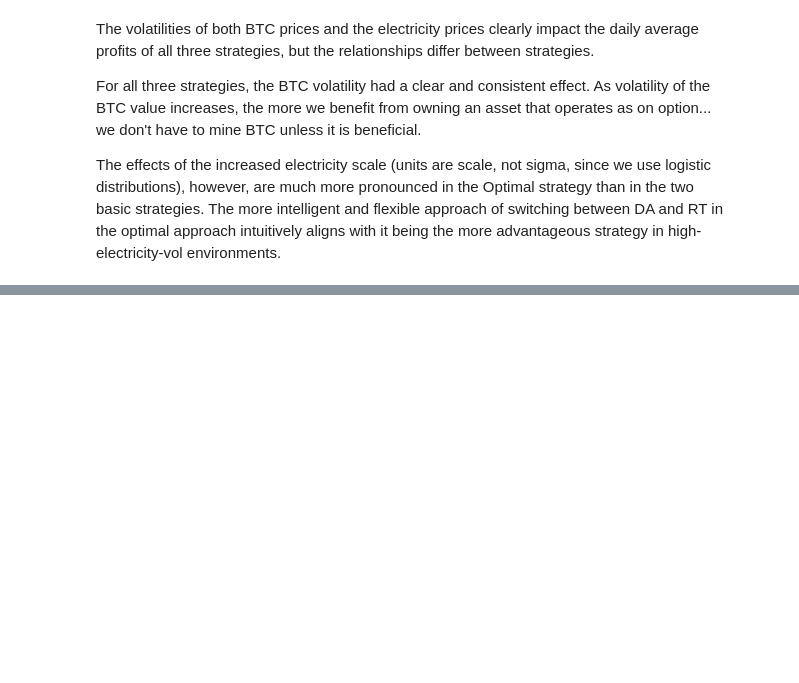
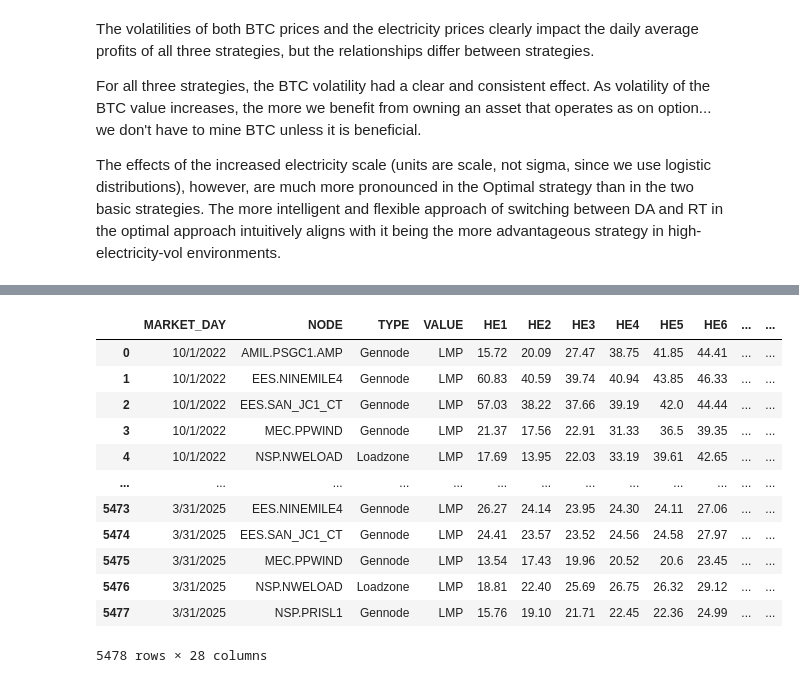
Before and after one commit to sxcben/Financing_Grid_final_project, a Jupyter notebook: code/Benjamin_test.ipynb, the cells around one changed output, grey strips where cells are left out. Drawn from its saved outputs; the diff is of its cells as text; code cells hidden in the pictures; blank space fills up the shorter version.

Commit message:
part 2 selected nodes simulations

```diff
--- a/code/Benjamin_test.ipynb
+++ b/code/Benjamin_test.ipynb
@@ -739,0 +743,20 @@ The effects of the increased electricity scale (units are scale, not sigma, sinc
+# %%
+selected_nodes_DA = pd.read_csv("../data/part2_selected_nodes_DA.csv")
+selected_nodes_DA = selected_nodes_DA.drop(columns=selected_nodes_DA.columns[0])
+selected_nodes_RT = pd.read_csv("../data/part2_selected_nodes_RT.csv")
+selected_nodes_RT = selected_nodes_RT.drop(columns=selected_nodes_RT.columns[0])
+selected_nodes_RT
+# %% [output]
+|  | MARKET_DAY | NODE | TYPE | VALUE | HE1 | HE2 | HE3 | HE4 | HE5 | HE6 | ... | ... |
+| 0 | 10/1/2022 | AMIL.PSGC1.AMP | Gennode | LMP | 15.72 | 20.09 | 27.47 | 38.75 | 41.85 | 44.41 | ... | ... |
+| 1 | 10/1/2022 | EES.NINEMILE4 | Gennode | LMP | 60.83 | 40.59 | 39.74 | 40.94 | 43.85 | 46.33 | ... | ... |
+| 2 | 10/1/2022 | EES.SAN_JC1_CT | Gennode | LMP | 57.03 | 38.22 | 37.66 | 39.19 | 42.0 | 44.44 | ... | ... |
+| 3 | 10/1/2022 | MEC.PPWIND | Gennode | LMP | 21.37 | 17.56 | 22.91 | 31.33 | 36.5 | 39.35 | ... | ... |
+| 4 | 10/1/2022 | NSP.NWELOAD | Loadzone | LMP | 17.69 | 13.95 | 22.03 | 33.19 | 39.61 | 42.65 | ... | ... |
+| ... | ... | ... | ... | ... | ... | ... | ... | ... | ... | ... | ... | ... |
+| 5473 | 3/31/2025 | EES.NINEMILE4 | Gennode | LMP | 26.27 | 24.14 | 23.95 | 24.30 | 24.11 | 27.06 | ... | ... |
+| 5474 | 3/31/2025 | EES.SAN_JC1_CT | Gennode | LMP | 24.41 | 23.57 | 23.52 | 24.56 | 24.58 | 27.97 | ... | ... |
+| 5475 | 3/31/2025 | MEC.PPWIND | Gennode | LMP | 13.54 | 17.43 | 19.96 | 20.52 | 20.6 | 23.45 | ... | ... |
+| 5476 | 3/31/2025 | NSP.NWELOAD | Loadzone | LMP | 18.81 | 22.40 | 25.69 | 26.75 | 26.32 | 29.12 | ... | ... |
+| 5477 | 3/31/2025 | NSP.PRISL1 | Gennode | LMP | 15.76 | 19.10 | 21.71 | 22.45 | 22.36 | 24.99 | ... | ... |
+5478 rows × 28 columns
```
Also changed, not shown: parts of 5 cells of this notebook.
